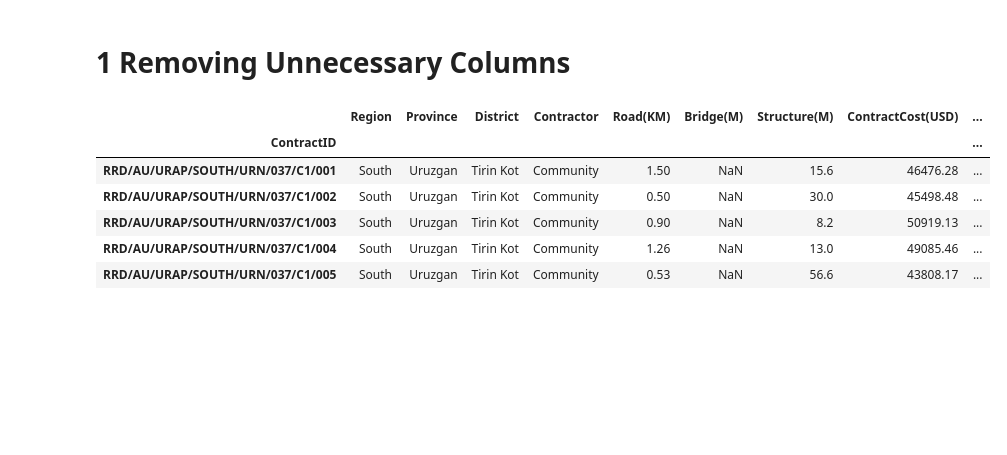
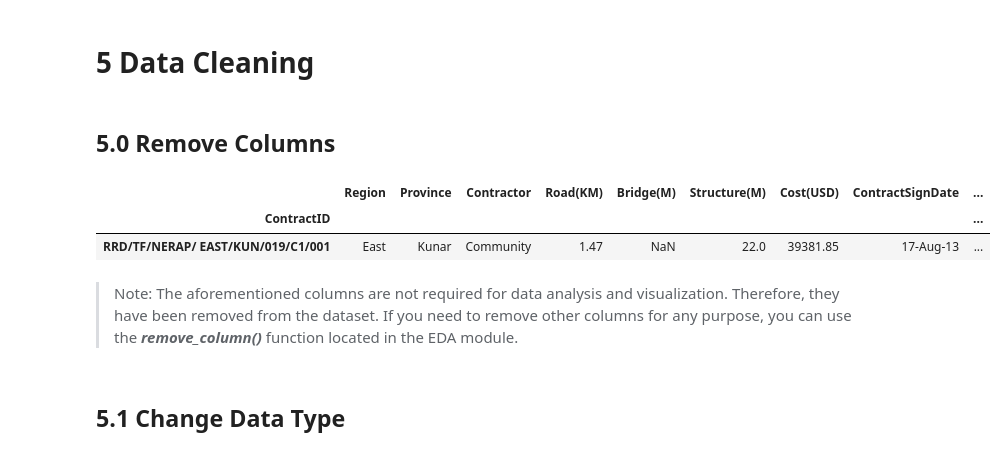
Before and after one commit to zahidkakar46/Data-Science, a Jupyter notebook: EDA_NRAP_datasource.ipynb, the cells around one changed output. Cells and saved outputs as stored; diff of their text form; code cells hidden in the pictures; blank space fills up the shorter version.

```diff
--- a/EDA_NRAP_datasource.ipynb
+++ b/EDA_NRAP_datasource.ipynb
@@ -5,3 +122,5 @@ df = pd.read_csv('NRAP_dataset.csv', index_col='ContractID')
 # %%
-df.head(5)
+# creates a dataframe by the name of data which is widly used in this project
+data = pd.DataFrame(eda.load_dataset()) # eda is module and the load_dataset() extract data
+data.head()
 # %% [output]
@@ -16,2 +177,4 @@ df.head(5)
+# %% [markdown]
+# 5 Data Cleaning
 # %% [markdown]
-# 1 Removing Unnecessary Columns
+## 5.0 Remove Columns
@@ -35,13 +181,15 @@ def remove_columns(df, columns):
 # %%
-# call the function
-unnecessary_columns = ['ProvinceID', 'DistrictID', 'StatusID', 'ContractTypeID', 'ProjectID', 'ContractorID']
-df = remove_columns(df, unnecessary_columns)
-df.head(5)
+# Add Columns to variables
+columns = ['ProvinceID', 'DistrictID', 'StatusID', 'ProjectID',
+                       'ContractorID','ContractTypeID','PhysicalProgress','District']
+# Call the user defined function to remove the column
+data = eda.remove_columns(data, columns)
+data.head(1)
 # %% [output]
-|  | Region | Province | District | Contractor | Road(KM) | Bridge(M) | Structure(M) | ContractCost(USD) | ... |
+|  | Region | Province | Contractor | Road(KM) | Bridge(M) | Structure(M) | Cost(USD) | ContractSignDate | ... |
 | ContractID |  |  |  |  |  |  |  |  | ... |
-| RRD/AU/URAP/SOUTH/URN/037/C1/001 | South | Uruzgan | Tirin Kot | Community | 1.50 | NaN | 15.6 | 46476.28 | ... |
-| RRD/AU/URAP/SOUTH/URN/037/C1/002 | South | Uruzgan | Tirin Kot | Community | 0.50 | NaN | 30.0 | 45498.48 | ... |
-| RRD/AU/URAP/SOUTH/URN/037/C1/003 | South | Uruzgan | Tirin Kot | Community | 0.90 | NaN | 8.2 | 50919.13 | ... |
-| RRD/AU/URAP/SOUTH/URN/037/C1/004 | South | Uruzgan | Tirin Kot | Community | 1.26 | NaN | 13.0 | 49085.46 | ... |
-| RRD/AU/URAP/SOUTH/URN/037/C1/005 | South | Uruzgan | Tirin Kot | Community | 0.53 | NaN | 56.6 | 43808.17 | ... |
+| RRD/TF/NERAP/ EAST/KUN/019/C1/001 | East | Kunar | Community | 1.47 | NaN | 22.0 | 39381.85 | 17-Aug-13 | ... |
+# %% [markdown]
+> Note: The aforementioned columns are not required for data analysis and visualization. Therefore, they have been removed from the dataset. If you need to remove other columns for any purpose, you can use the ***remove_column()*** function located in the EDA module.
+# %% [markdown]
+## 5.1 Change Data Type
```
Also changed, not shown: parts of 130 cells of this notebook, 11 other files.
